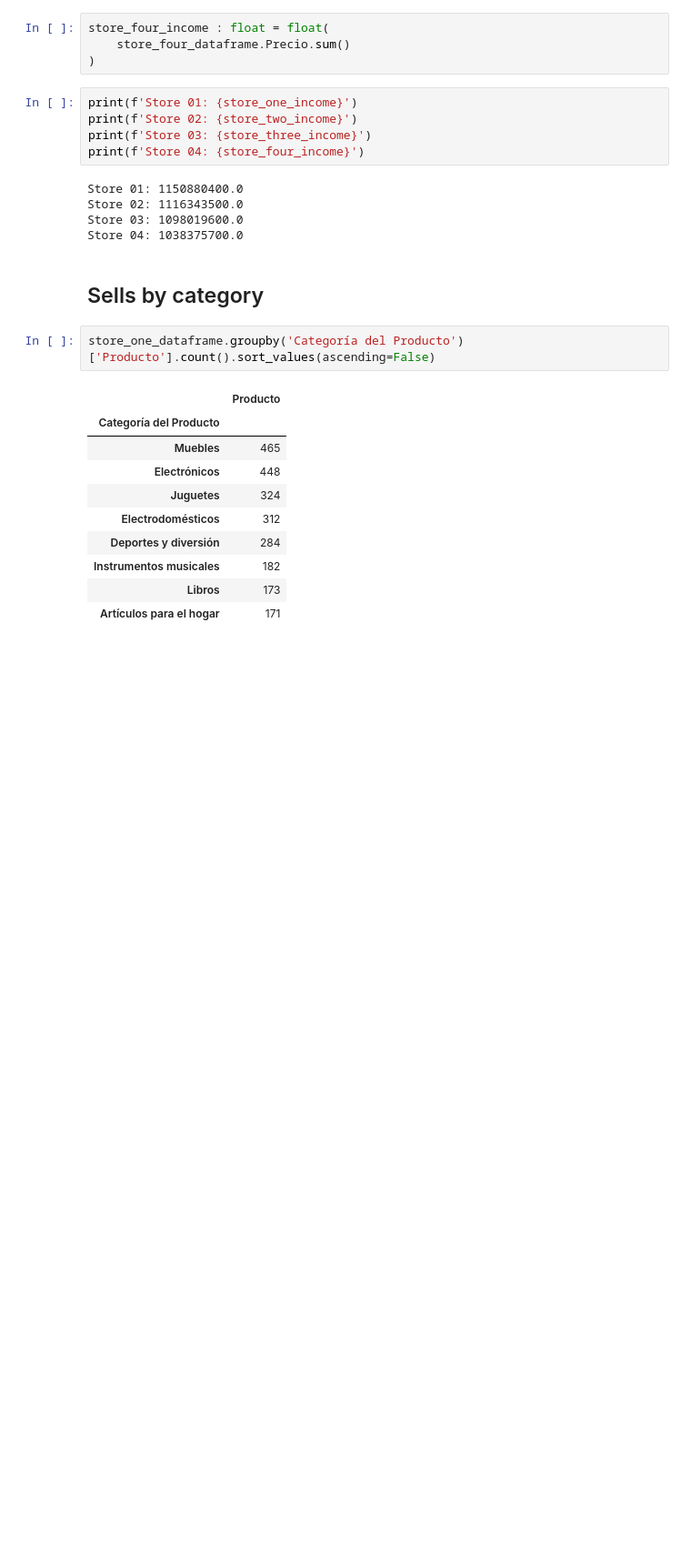
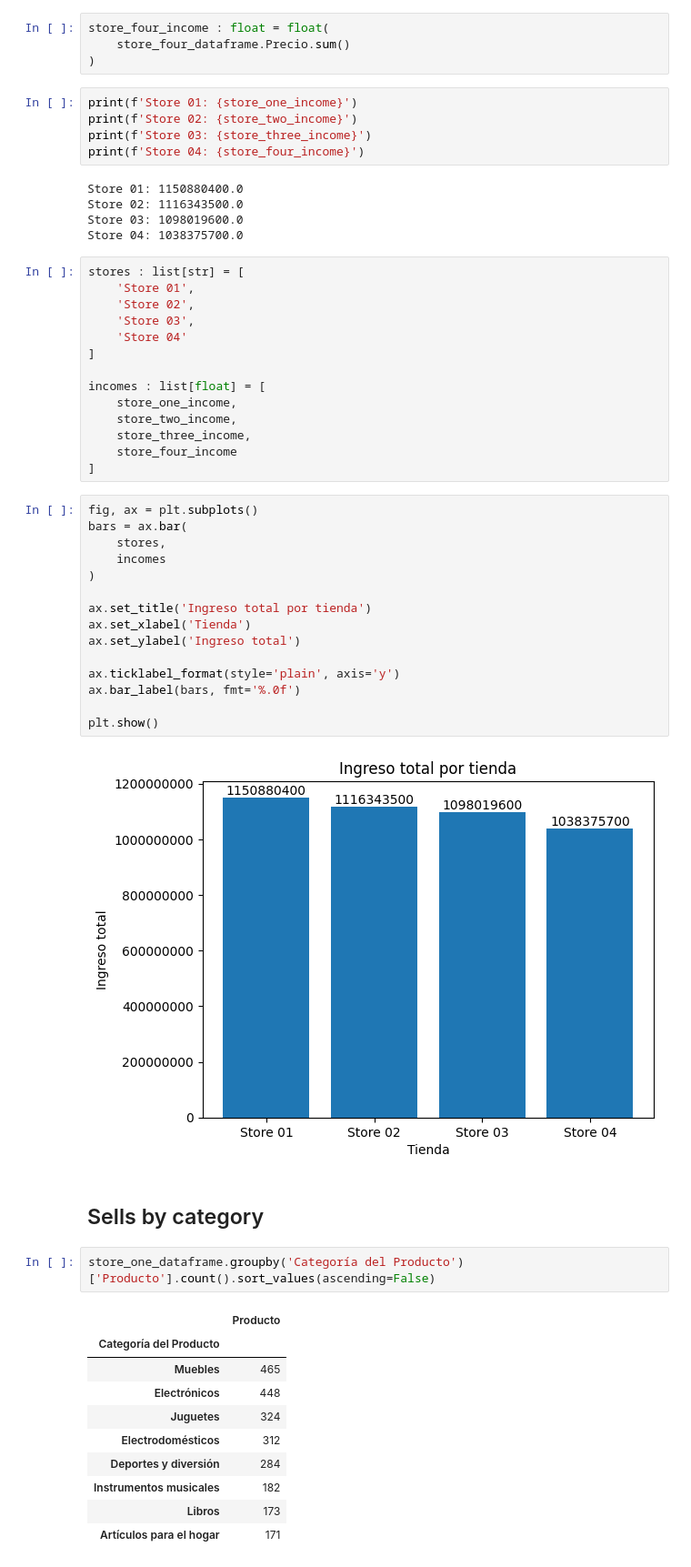
Before and after one commit to dscamacho333/Data_Science_Course, a Jupyter notebook: Challenge_Alura_Store.ipynb, the cells around one changed output. Shown: that part at 91% size. Drawn from its saved outputs; the diff is of its cells as text; blank space fills up the shorter version.

```diff
--- a/Challenge_Alura_Store.ipynb
+++ b/Challenge_Alura_Store.ipynb
@@ -297,6 +298,37 @@ Store 01: 1150880400.0
 Store 02: 1116343500.0
 Store 03: 1098019600.0
 Store 04: 1038375700.0
+# %%
+stores : list[str] = [
+    'Store 01',
+    'Store 02',
+    'Store 03',
+    'Store 04'
+]
+
+incomes : list[float] = [
+    store_one_income,
+    store_two_income,
+    store_three_income,
+    store_four_income
+]
+# %%
+fig, ax = plt.subplots()
+bars = ax.bar(
+    stores,
+    incomes
+)
+
+ax.set_title('Ingreso total por tienda')
+ax.set_xlabel('Tienda')
+ax.set_ylabel('Ingreso total')
+
+ax.ticklabel_format(style='plain', axis='y')
+ax.bar_label(bars, fmt='%.0f')
+
+plt.show()
+# %% [output]
+[figure, added]
 # %% [markdown]
 ## Sells by category
 # %%
```
Also changed, not shown: parts of 27 cells of this notebook.
